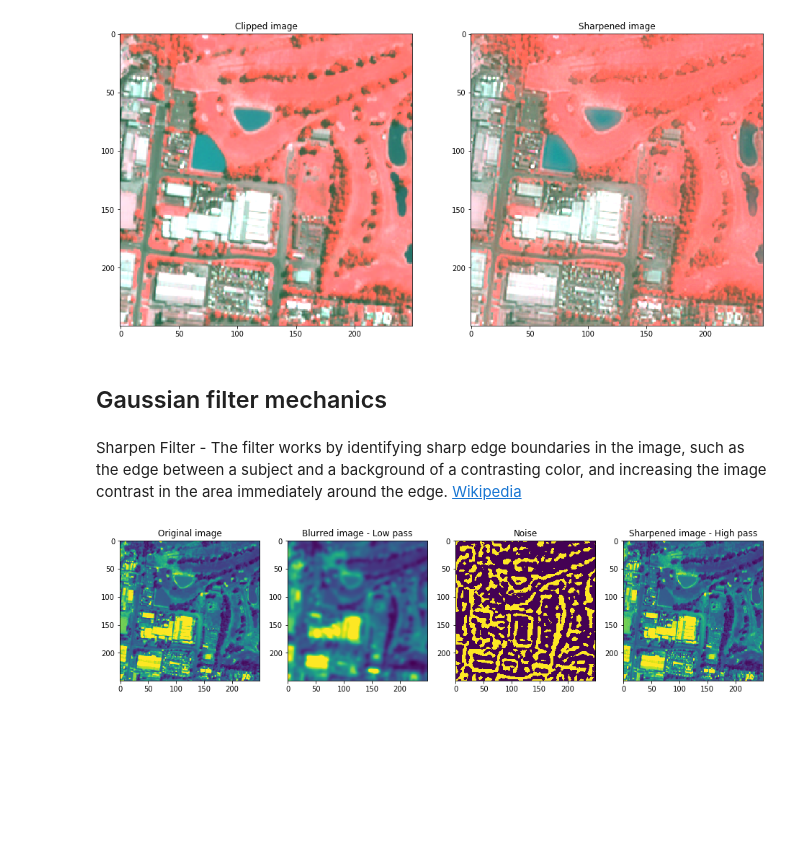
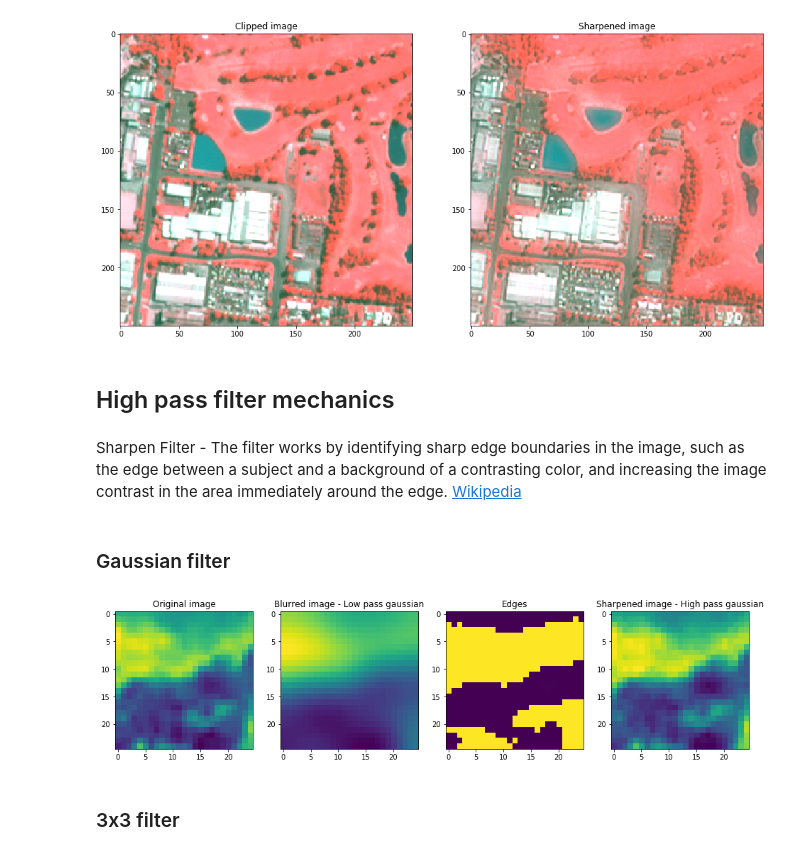
Before and after one commit to rodrigoalmeida94/clip_and_sharpen, a Jupyter notebook: notebooks/visualization.ipynb, the cells around one changed output. Drawn from its saved outputs; the diff is of its cells as text; code cells hidden in the pictures; blank space fills up the shorter version.

Commit message:
Add different filter examples

```diff
--- a/notebooks/visualization.ipynb
+++ b/notebooks/visualization.ipynb
@@ -69,30 +72,36 @@ plt.show()
 # %% [output]
 [figure]
 # %% [markdown]
-## Gaussian filter mechanics
+## High pass filter mechanics
 # %% [markdown]
 Sharpen Filter - The filter works by identifying sharp edge boundaries in the image, such as the edge between a subject and a background of a contrasting color, and increasing the image contrast in the area immediately around the edge. [Wikipedia](https://en.wikipedia.org/wiki/Edge_enhancement)
+# %%
+cropped = rasterio.open("cropped.tif")
+data = cropped.read(1, window=Window(100, 100, 25, 25))
+# %% [markdown]
+### Gaussian filter
 # %%
-cropped = rasterio.open("cropped.tif")
-data = cropped.read(1)
+alpha=15
 blurred = ndimage.gaussian_filter(data, 3)
 filter_blurred = ndimage.gaussian_filter(blurred, 1)
-noise = (blurred - filter_blurred)
-sharpened = data - 1*noise
+edges = (filter_blurred - blurred)
+sharpened = data - alpha*edges
 # %%
 fig = plt.figure(figsize = (16,8))
 ax1 = fig.add_subplot(141)
 ax1.imshow(normalize(data))
 ax1.set_title('Original image')
 ax2 = fig.add_subplot(142)
 ax2.imshow(normalize(blurred))
-ax2.set_title('Blurred image - Low pass')
+ax2.set_title('Blurred image - Low pass gaussian')
 ax3 = fig.add_subplot(143)
-ax3.imshow(normalize(noise))
-ax3.set_title('Noise')
+ax3.imshow(normalize(edges))
+ax3.set_title('Edges')
 ax4 = fig.add_subplot(144)
 ax4.imshow(normalize(sharpened))
-ax4.set_title('Sharpened image - High pass')
+ax4.set_title('Sharpened image - High pass gaussian')
 plt.show()
 # %% [output]
-[figure, old version]
+[figure, new version]
+# %% [markdown]
+### 3x3 filter
```
Also changed, not shown: parts of 4 cells of this notebook.
